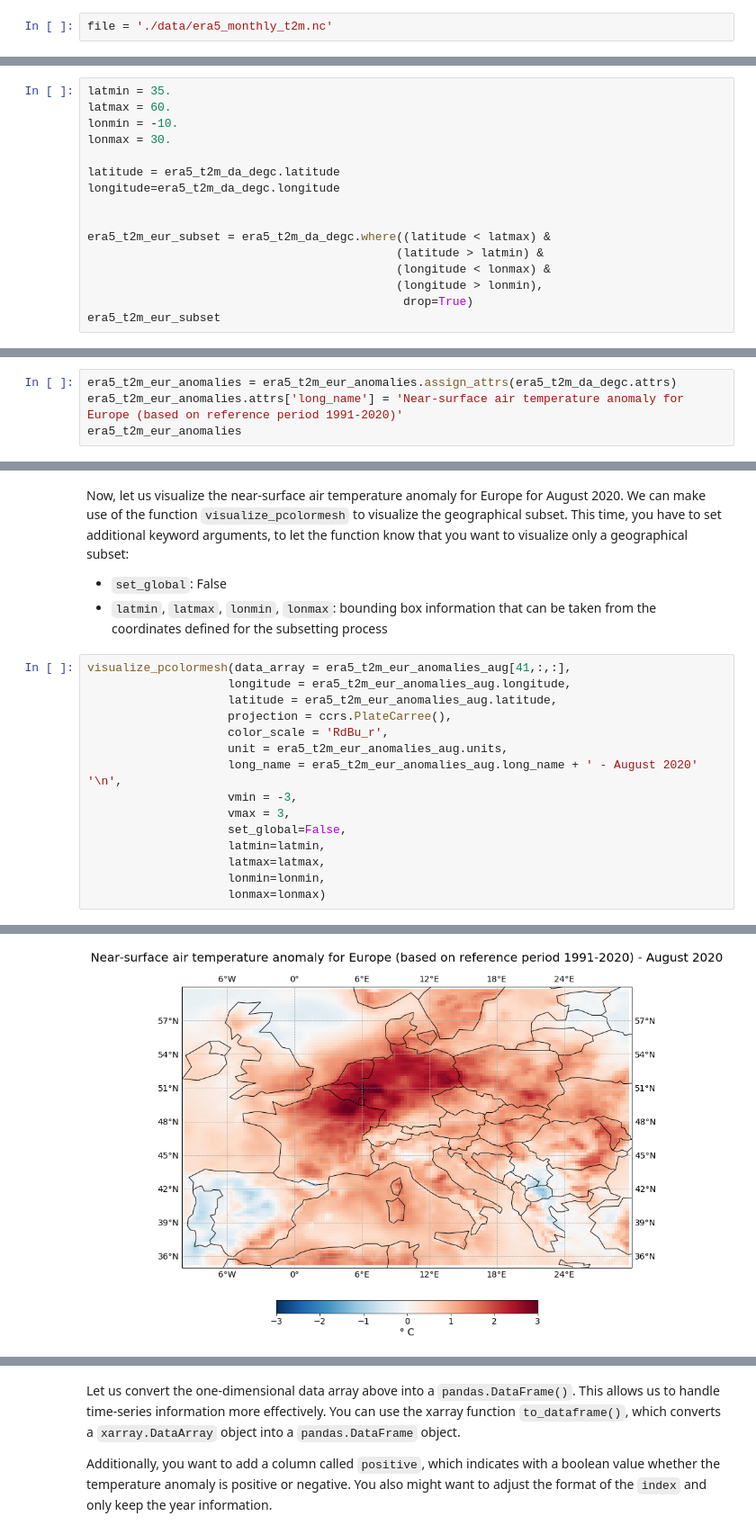
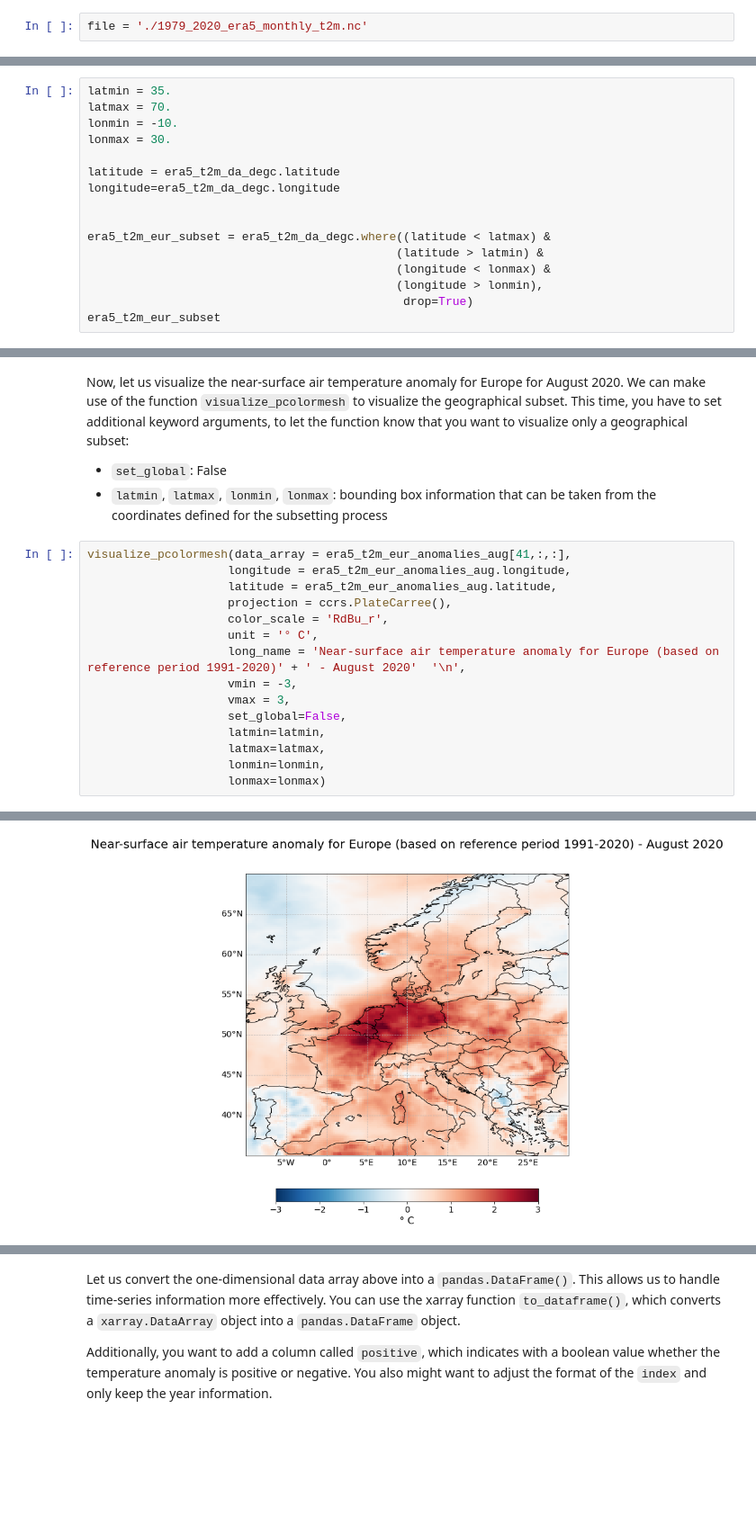
Before and after one commit to ecmwf-projects/copernicus-training, a Jupyter notebook: 111_c3s_climatologies_anomalies.ipynb, the cells around one changed output, grey strips where cells are left out. Shown at 90% size. Cells and saved outputs as stored; diff of their text form; blank space fills up the shorter version.

```diff
--- a/111_c3s_climatologies_anomalies.ipynb
+++ b/111_c3s_climatologies_anomalies.ipynb
@@ -76,7 +127,7 @@ The `open_dataset()` function returns a `xarray.Dataset` object, which can hold
 * three dimensions: `latitude`, `longitude` and `time` and
 * 1 data variable: `t2m`
 # %%
-file = './data/era5_monthly_t2m.nc'
+file = './1979_2020_era5_monthly_t2m.nc'
 # %%
 era5_t2m_ds = xr.open_dataset(file)
 era5_t2m_ds
@@ -625,7 +652,7 @@ Let us first create a geographical subset for Europe. First, we define the latit
 The resulting data array `era5_t2m_eur_subset` has still three dimensions, but the dimensions `latitude` and `longitude` have now reduced to 99 (latitude) and 159 (longitude) grid points respectively.
 # %%
 latmin = 35.
-latmax = 60.
+latmax = 70.
 lonmin = -10.
 lonmax = 30.
 
@@ -744,4 +768,0 @@ You see above that through the computations undertaken, we have lost the data ar
-# %%
-era5_t2m_eur_anomalies = era5_t2m_eur_anomalies.assign_attrs(era5_t2m_da_degc.attrs)
-era5_t2m_eur_anomalies.attrs['long_name'] = 'Near-surface air temperature anomaly for Europe (based on reference period 1991-2020)'
-era5_t2m_eur_anomalies
@@ -798,8 +801,8 @@ visualize_pcolormesh(data_array = era5_t2m_eur_anomalies_aug[41,:,:],
                     latitude = era5_t2m_eur_anomalies_aug.latitude,
                     projection = ccrs.PlateCarree(),
                     color_scale = 'RdBu_r',
-                    unit = era5_t2m_eur_anomalies_aug.units,
-                    long_name = era5_t2m_eur_anomalies_aug.long_name + ' - August 2020'  '\n',
+                    unit = '° C',
+                    long_name = 'Near-surface air temperature anomaly for Europe (based on reference period 1991-2020)' + ' - August 2020'  '\n',
                     vmin = -3,
                     vmax = 3,
                     set_global=False,
@@ -813 +816 @@ visualize_pcolormesh(data_array = era5_t2m_eur_anomalies_aug[41,:,:],
-[figure, old version]
+[figure, new version]
```
Also changed, not shown: parts of 73 cells of this notebook, 9 other files.
